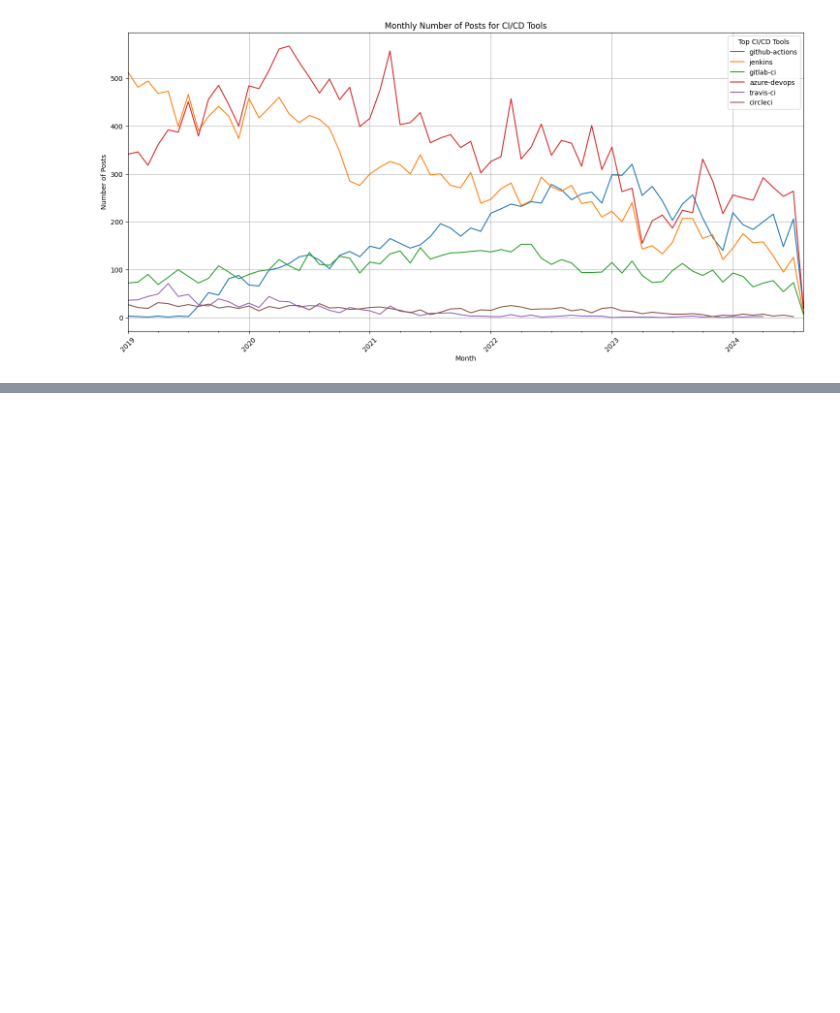
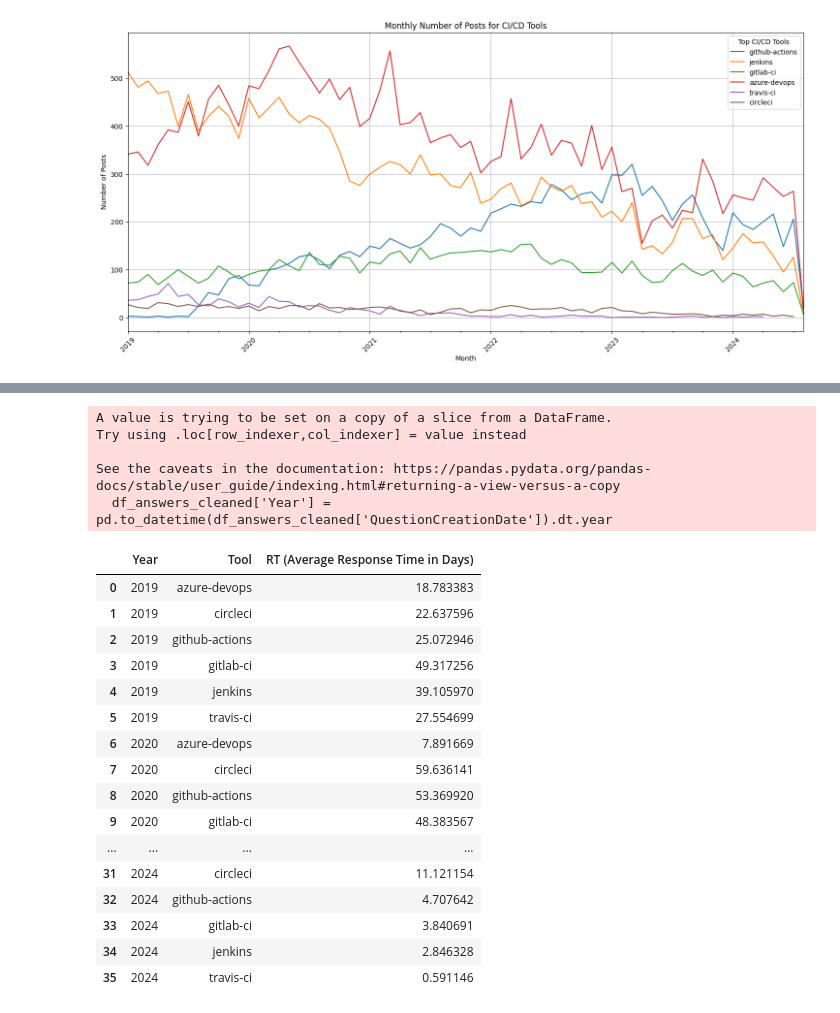
Before and after one commit to sandro-hernandez/GA_Developer_Needs_replication_package, a Jupyter notebook: RQ1_Relevance/ci_tools.ipynb, the cells around one changed output, grey strips where cells are left out. Cells and saved outputs as stored; diff of their text form; code cells hidden in the pictures; blank space fills up the shorter version.

```diff
--- a/RQ1_Relevance/ci_tools.ipynb
+++ b/RQ1_Relevance/ci_tools.ipynb
@@ -218,0 +344,53 @@ circleci                      NaN           1086.0
+# %%
+import pandas as pd
+
+# Step 1: Remove rows with NaNs in 'TimeToFirstAnswer'
+df_answers_cleaned = df_answers.dropna(subset=['TimeToFirstAnswer'])
+
+# Step 2: Extract the year from the 'QuestionCreationDate' column
+df_answers_cleaned['Year'] = pd.to_datetime(df_answers_cleaned['QuestionCreationDate']).dt.year
+
+# Step 3: Find the minimum TimeToFirstAnswer for each QuestionId
+first_answers_df = df_answers_cleaned.groupby('QuestionId', as_index=False).agg({
+    'TagName': 'first',
+    'Year': 'first',
+    'TimeToFirstAnswer': 'min'
+})
+
+# Step 4: Group by 'TagName' and 'Year' and calculate the average response time
+avg_response_time_df = first_answers_df.groupby(['TagName', 'Year']).agg({
+    'TimeToFirstAnswer': 'mean'
+}).reset_index()
+
+# Step 5: Rename the 'TimeToFirstAnswer' column to 'RT (Average Response Time in Days)'
+avg_response_time_df['TimeToFirstAnswer'] = avg_response_time_df['TimeToFirstAnswer']/(24*60)
+avg_response_time_df.rename(columns={'TimeToFirstAnswer': 'RT (Average Response Time in Days)'}, inplace=True)
+avg_response_time_df.sort_values(by=['Year','TagName'], inplace=True)
+avg_response_time_df.rename(columns={'TagName': 'Tool'}, inplace=True)
+avg_response_time_df = avg_response_time_df[['Year', 'Tool', 'RT (Average Response Time in Days)']]
+
+# Display the results
+avg_response_time_df.reset_index(drop=True)
+# %% [output]
+A value is trying to be set on a copy of a slice from a DataFrame.
+Try using .loc[row_indexer,col_indexer] = value instead
+
+See the caveats in the documentation: https://pandas.pydata.org/pandas-docs/stable/user_guide/indexing.html#returning-a-view-versus-a-copy
+  df_answers_cleaned['Year'] = pd.to_datetime(df_answers_cleaned['QuestionCreationDate']).dt.year
+|  | Year | Tool | RT (Average Response Time in Days) |
+| 0 | 2019 | azure-devops | 18.783383 |
+| 1 | 2019 | circleci | 22.637596 |
+| 2 | 2019 | github-actions | 25.072946 |
+| 3 | 2019 | gitlab-ci | 49.317256 |
+| 4 | 2019 | jenkins | 39.105970 |
+| 5 | 2019 | travis-ci | 27.554699 |
+| 6 | 2020 | azure-devops | 7.891669 |
+| 7 | 2020 | circleci | 59.636141 |
+| 8 | 2020 | github-actions | 53.369920 |
+| 9 | 2020 | gitlab-ci | 48.383567 |
+| ... | ... | ... | ... |
+| 31 | 2024 | circleci | 11.121154 |
+| 32 | 2024 | github-actions | 4.707642 |
+| 33 | 2024 | gitlab-ci | 3.840691 |
+| 34 | 2024 | jenkins | 2.846328 |
+| 35 | 2024 | travis-ci | 0.591146 |
```
Also changed, not shown: parts of 8 cells of this notebook, 12 other files.
